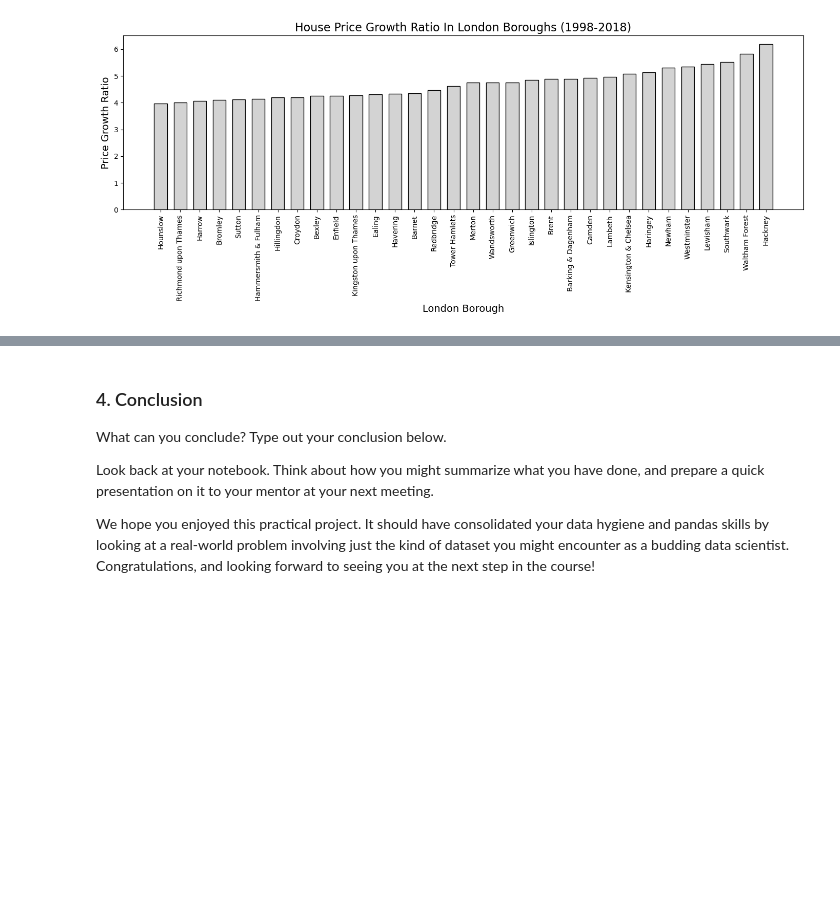
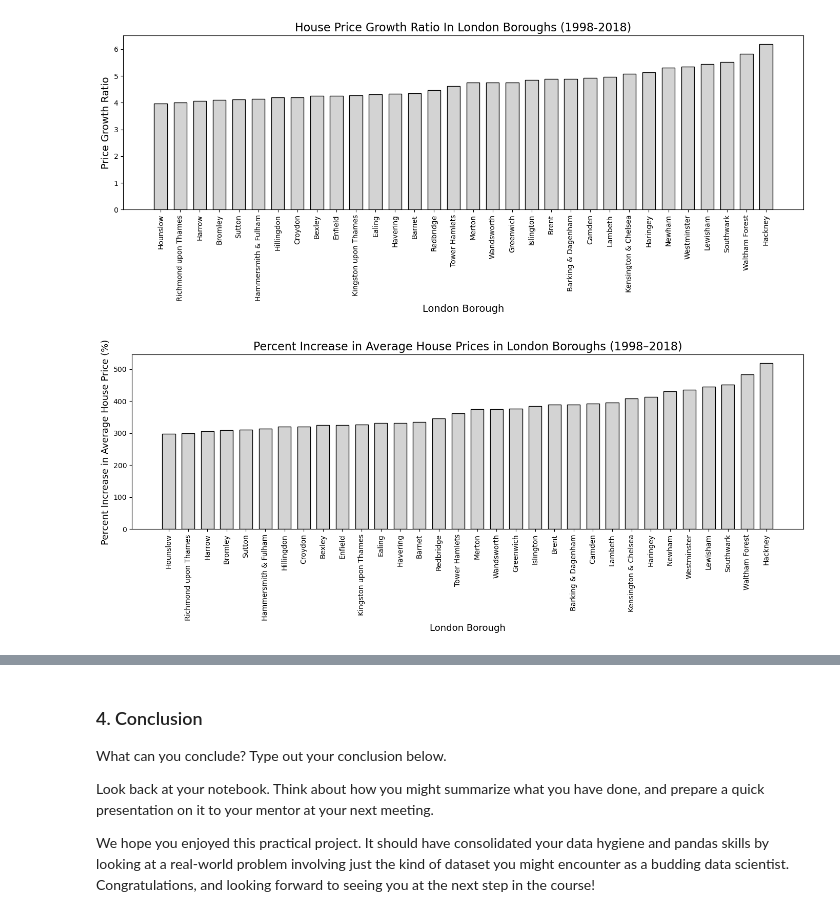
Before and after one commit to zjadidi/Springboard, a Jupyter notebook: Unit4-Tier3/Unit4-Tier3-zj.ipynb, the cells around one changed output, grey strips where cells are left out. Cells and saved outputs as stored; diff of their text form; code cells hidden in the pictures; blank space fills up the shorter version.

```diff
--- a/Unit4-Tier3/Unit4-Tier3-zj.ipynb
+++ b/Unit4-Tier3/Unit4-Tier3-zj.ipynb
@@ -436,3 +436,23 @@ plt.tight_layout()
 plt.savefig('House_Price_Growth.png', dpi=300,bbox_inches='tight')
 # %% [output]
 [figure]
+# %%
+keys = list(borough_price_ratio_sorted.keys())
+values = list(borough_price_ratio_sorted.values())
+
+x_pos = [i * 1.5 for i in range(len(keys))]
+plt.figure(figsize=(14, 6))
+plt.bar(x=x_pos, height=(np.array(values)-1)*100, width=1, color='lightgray', edgecolor='black')
+plt.xticks(x_pos, keys, rotation=90)
+
+plt.xlabel("London Borough", fontsize=13)
+plt.ylabel("Percent Increase in Average House Price (%)", fontsize=13)
+plt.title("Percent Increase in Average House Prices in London Boroughs (1998–2018)", fontsize=16)
+
+
+
+
+plt.tight_layout()
+plt.savefig('House_Price_Growth_Percent.png', dpi=300,bbox_inches='tight')
+# %% [output]
+[figure, added]
```
Also changed, not shown: parts of 2 cells of this notebook, 3 other files.
